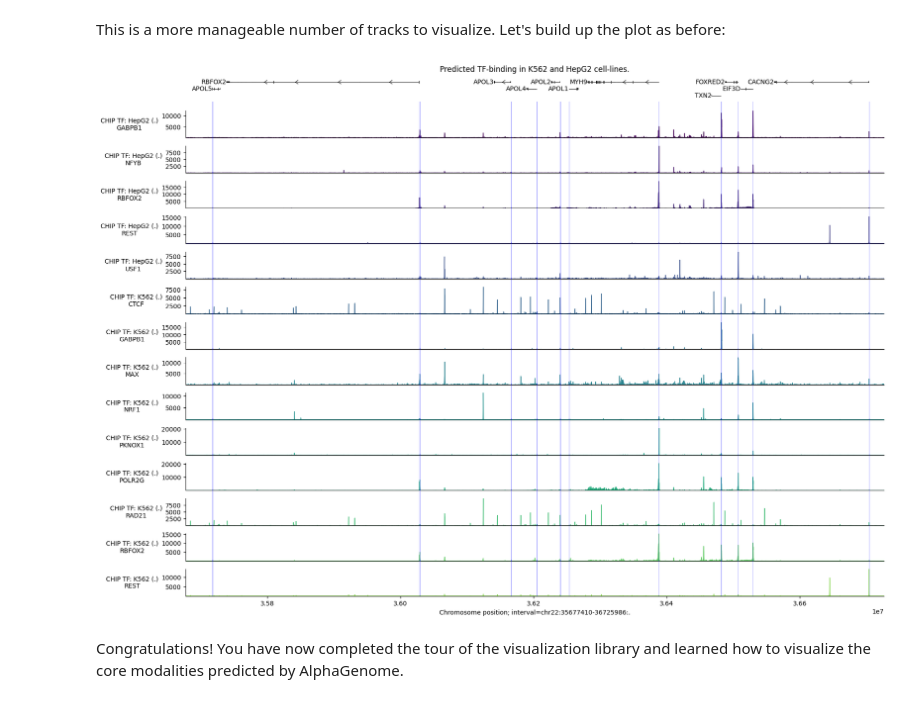
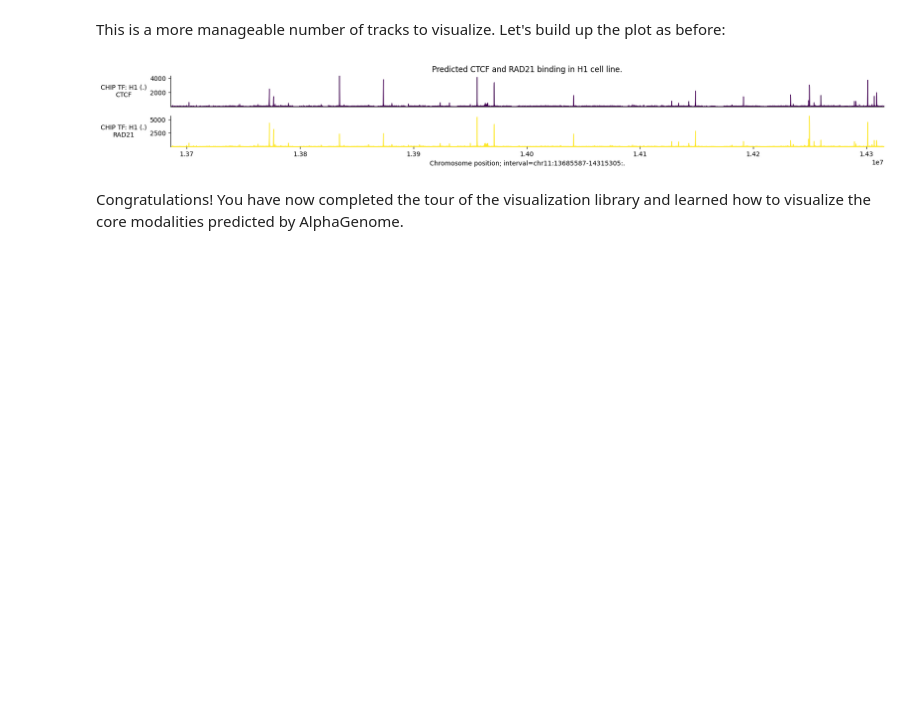
Before and after one commit to langxiuyuan/Gene520-Fall-2025, a Jupyter notebook: colabs/visualization_modality_tour.ipynb, the cells around one changed output. Saved outputs shown, nothing was run; the diff lists cells and outputs as text; code cells hidden in the pictures; blank space fills up the shorter version.

```diff
--- a/colabs/visualization_modality_tour.ipynb
+++ b/colabs/visualization_modality_tour.ipynb
@@ -1227,28 +1228,28 @@ as before:
 # %%
 # Build plot.
 plot_components.plot(
     components=[
-        plot_components.TranscriptAnnotation(longest_transcripts),
         plot_components.Tracks(
-            tdata=output_filtered,
+            tdata=output_chip_tf,
             ylabel_template=(
                 'CHIP TF: {biosample_name} ({strand})\n{transcription_factor}'
             ),
             filled=True,
         ),
     ],
-    interval=interval,
-    title='Predicted TF-binding in K562 and HepG2 cell-lines.',
+    interval=plot_interval,
+    title='Predicted CTCF and RAD21 binding in H1 cell line.',
     despine_keep_bottom=True,
-    annotations=[
-        plot_components.IntervalAnnotation(
-            tss_as_intervals, alpha=0.3, colors='blue'
-        )
-    ],
+    # annotations=[
+    #     plot_components.IntervalAnnotation(
+    #         tss_as_intervals, alpha=0.3, colors='blue'
+    #     )
+    # ],
 )
-plt.show()
+
+plt.savefig("Alphagenome_FAR1_CTCF_RAD21_tracks.pdf", bbox_inches="tight")
 # %% [output]
-[figure, old version]
+[figure, new version]
 # %% [markdown]
 Congratulations! You have now completed the tour of the visualization library
 and learned how to visualize the core modalities predicted by AlphaGenome.
```
Also changed, not shown: parts of 3 cells of this notebook.
